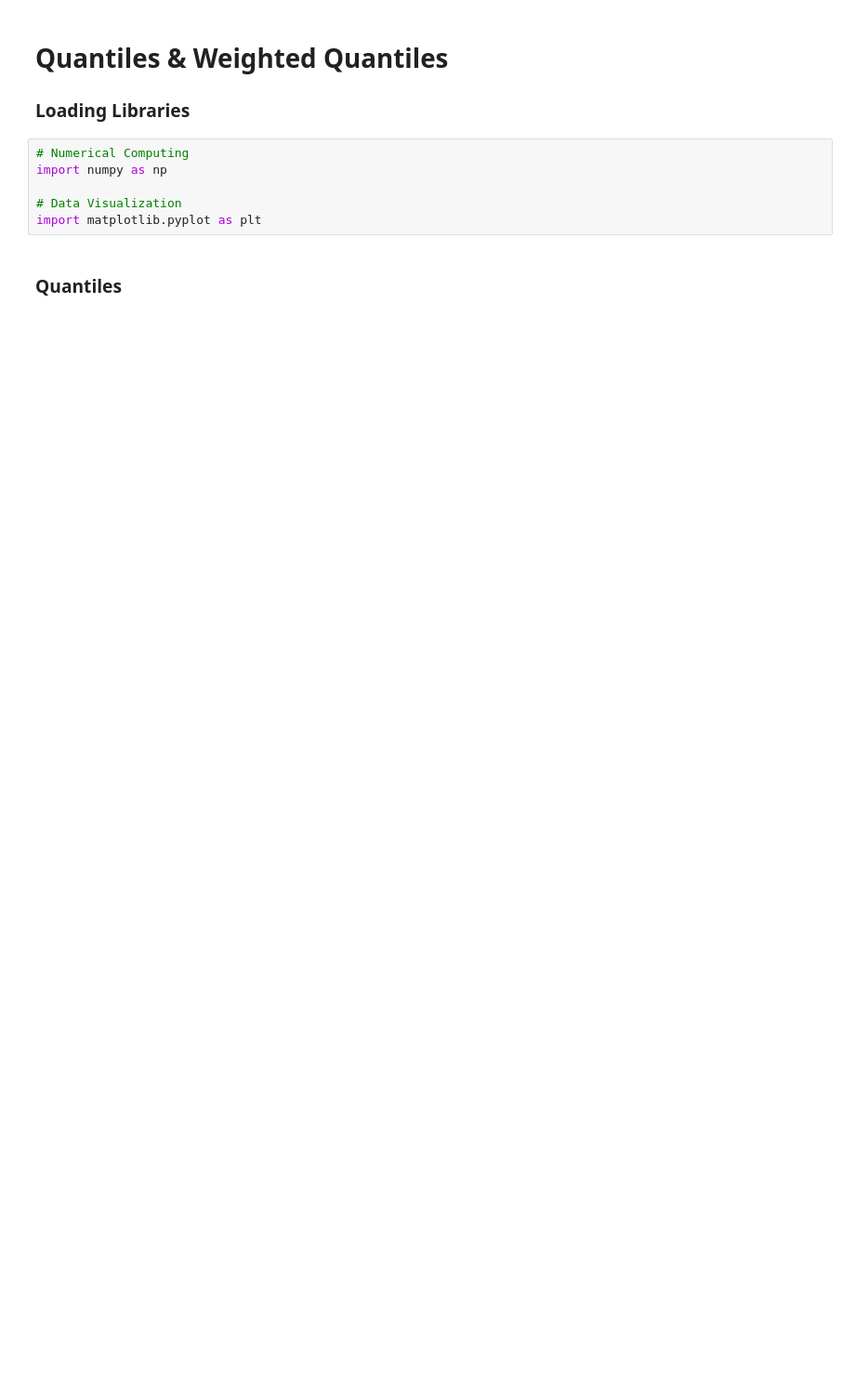
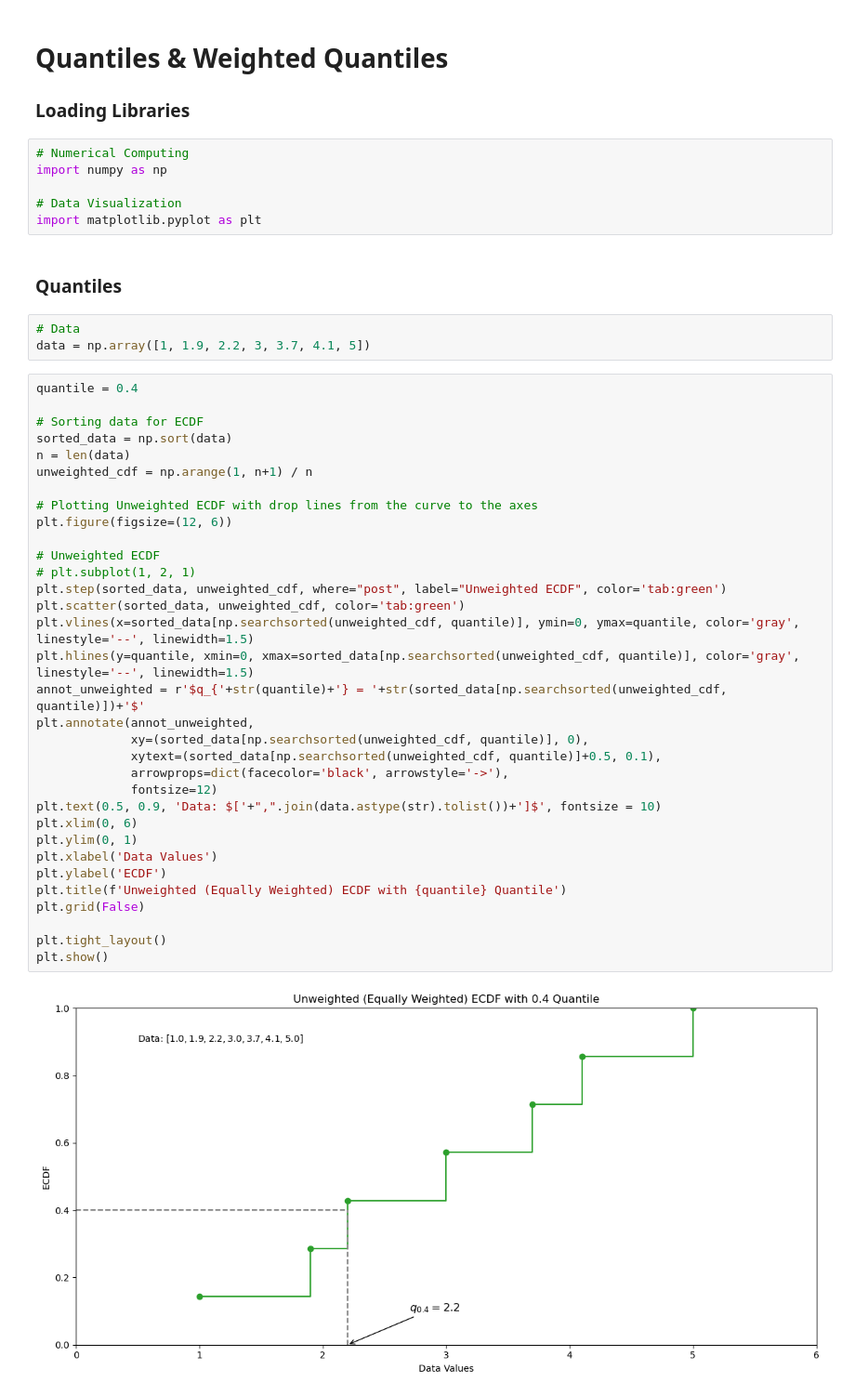
Before and after one commit to joakor89/Modern-Time-Series-Forecasting-with-Python, a Jupyter notebook: chap_17/Untitled.ipynb, the cells around one changed output. Shown at 93% size. Cells and saved outputs as stored; diff of their text form; blank space fills up the shorter version.

Commit message:
Quantiles

```diff
--- a/chap_17/Untitled.ipynb
+++ b/chap_17/Untitled.ipynb
@@ -10,3 +10,41 @@ import numpy as np
 import matplotlib.pyplot as plt
 # %% [markdown]
 ### Quantiles
+# %%
+# Data
+data = np.array([1, 1.9, 2.2, 3, 3.7, 4.1, 5])
+# %%
+quantile = 0.4
+
+# Sorting data for ECDF
+sorted_data = np.sort(data)
+n = len(data)
+unweighted_cdf = np.arange(1, n+1) / n
+
+# Plotting Unweighted ECDF with drop lines from the curve to the axes
+plt.figure(figsize=(12, 6))
+
+# Unweighted ECDF
+# plt.subplot(1, 2, 1)
+plt.step(sorted_data, unweighted_cdf, where="post", label="Unweighted ECDF", color='tab:green')
+plt.scatter(sorted_data, unweighted_cdf, color='tab:green')
+plt.vlines(x=sorted_data[np.searchsorted(unweighted_cdf, quantile)], ymin=0, ymax=quantile, color='gray', linestyle='--', linewidth=1.5)
+plt.hlines(y=quantile, xmin=0, xmax=sorted_data[np.searchsorted(unweighted_cdf, quantile)], color='gray', linestyle='--', linewidth=1.5)
+annot_unweighted = r'$q_{'+str(quantile)+'} = '+str(sorted_data[np.searchsorted(unweighted_cdf, quantile)])+'$'
+plt.annotate(annot_unweighted,
+             xy=(sorted_data[np.searchsorted(unweighted_cdf, quantile)], 0),
+             xytext=(sorted_data[np.searchsorted(unweighted_cdf, quantile)]+0.5, 0.1),
+             arrowprops=dict(facecolor='black', arrowstyle='->'),
+             fontsize=12)
+plt.text(0.5, 0.9, 'Data: $['+",".join(data.astype(str).tolist())+']$', fontsize = 10)
+plt.xlim(0, 6)
+plt.ylim(0, 1)
+plt.xlabel('Data Values')
+plt.ylabel('ECDF')
+plt.title(f'Unweighted (Equally Weighted) ECDF with {quantile} Quantile')
+plt.grid(False)
+
+plt.tight_layout()
+plt.show()
+# %% [output]
+[figure, added]
```
